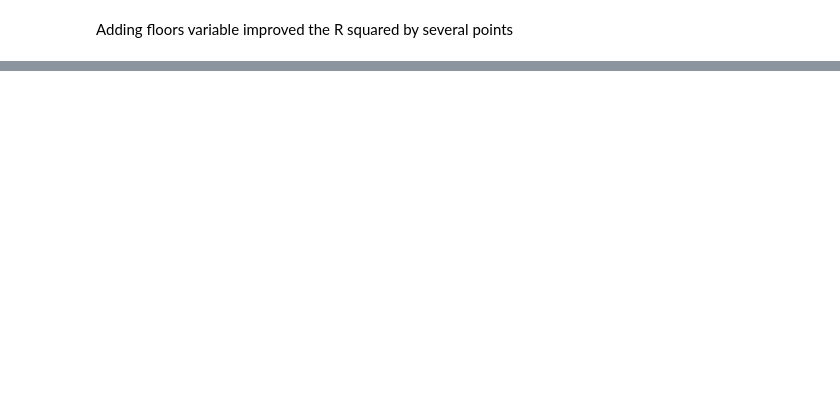
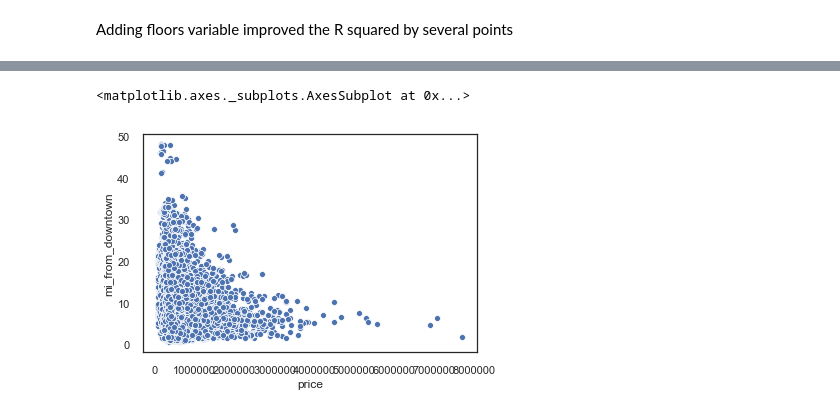
Before and after one commit to AnnaLara/dsc-1-final-project, a Jupyter notebook: draft.ipynb, the cells around one changed output, grey strips where cells are left out. Cells and saved outputs as stored; diff of their text form; code cells hidden in the pictures; blank space fills up the shorter version.

```diff
--- a/draft.ipynb
+++ b/draft.ipynb
@@ -772,0 +796,4 @@ Adding floors variable improved the R squared by several points
+# %%
+df_scaled_with_floors['lat'] = df_complete['lat']
+# %%
+df_scaled_with_floors['long'] = df_complete['long']
@@ -772,0 +810,4 @@ Adding floors variable improved the R squared by several points
+# %%
+seattle_downtown = (47.6062, -122.3321)
+# %%
+df_scaled_with_floors['mi_from_downtown'] = list(map(lambda x,y: geodesic(seattle_downtown,(x,y)).miles, df_scaled_with_floors['lat'],df_scaled_with_floors['long']))
@@ -772,0 +824,5 @@ Adding floors variable improved the R squared by several points
+# %%
+sns.scatterplot(df_scaled_with_floors.price, df_scaled_with_floors.mi_from_downtown)
+# %% [output]
+<matplotlib.axes._subplots.AxesSubplot at 0x...>
+[figure, added]
```
Also changed, not shown: parts of 30 cells of this notebook.
